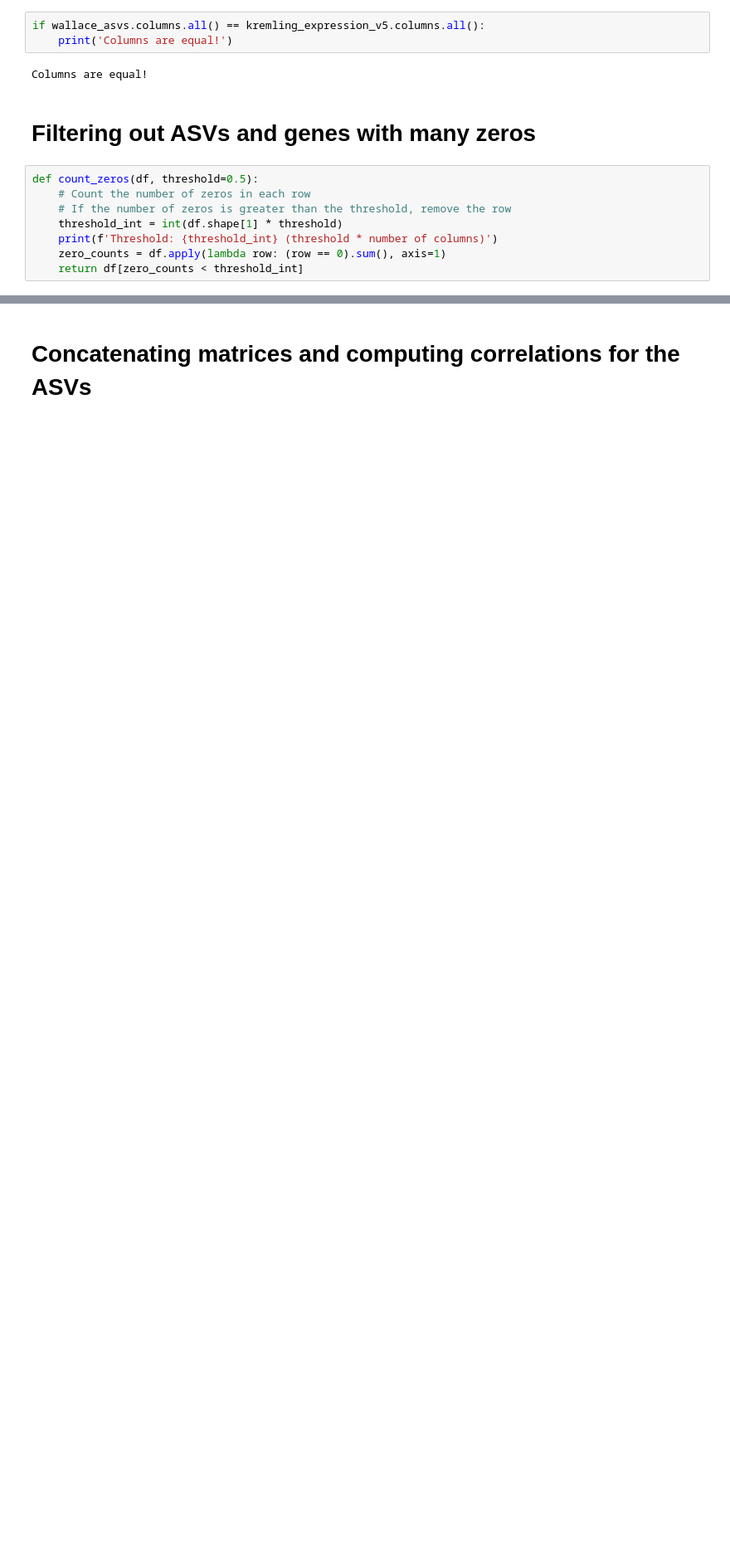
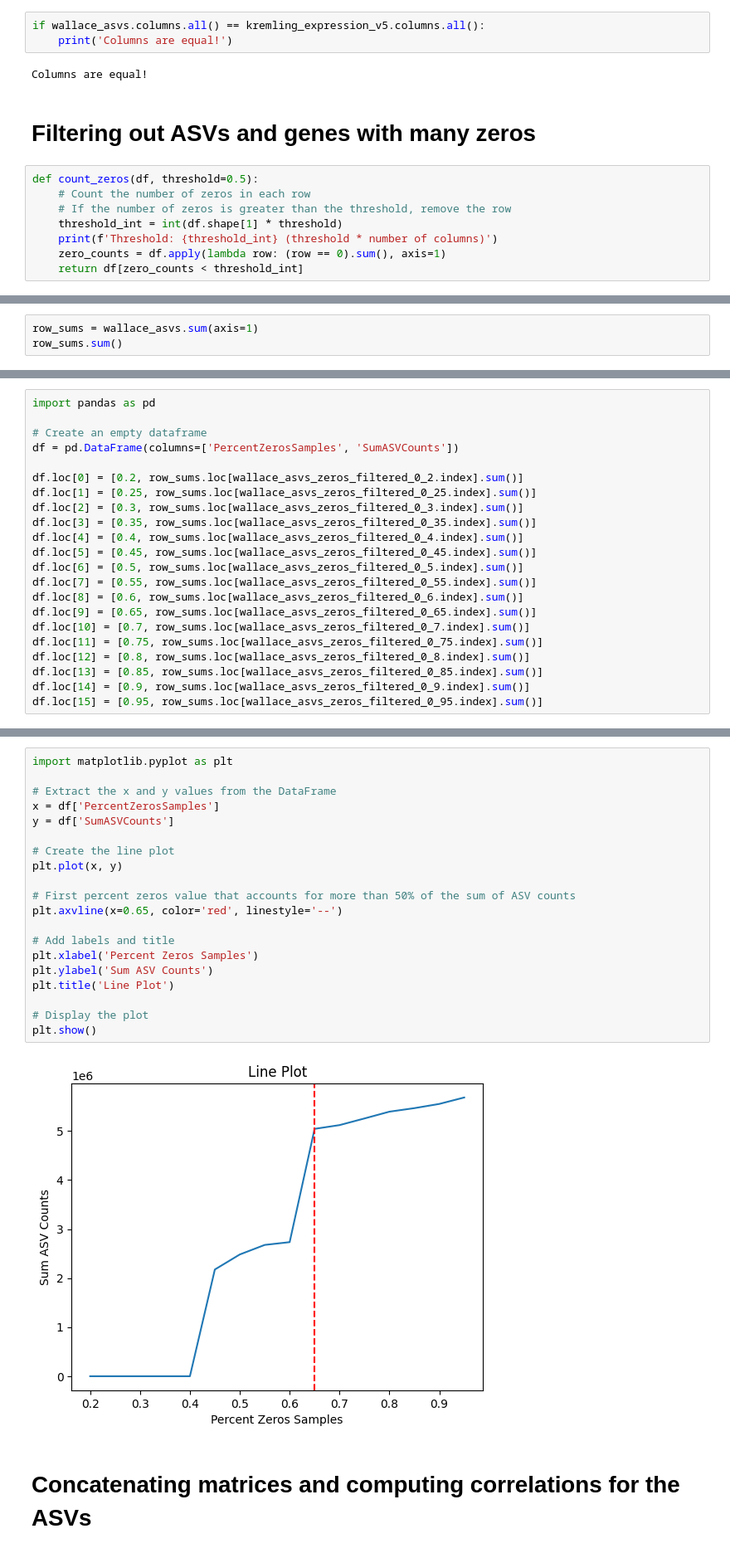
Before and after one commit to SantosRAC/maize_microbiome_transcriptomics, a Jupyter notebook: correlations_rnaseq_metataxonomics/expr_metataxonomics_correlations_v2.ipynb, the cells around one changed output, grey strips where cells are left out. Shown at 83% size. Saved outputs shown, nothing was run; the diff lists cells and outputs as text; blank space fills up the shorter version.

```diff
--- a/correlations_rnaseq_metataxonomics/expr_metataxonomics_correlations_v2.ipynb
+++ b/correlations_rnaseq_metataxonomics/expr_metataxonomics_correlations_v2.ipynb
@@ -265,0 +316,3 @@ print(kremling_expression_v5_zeros_filtered.shape)
+# %%
+row_sums = wallace_asvs.sum(axis=1)
+row_sums.sum()
@@ -265,0 +321,22 @@ print(kremling_expression_v5_zeros_filtered.shape)
+# %%
+import pandas as pd
+
+# Create an empty dataframe
+df = pd.DataFrame(columns=['PercentZerosSamples', 'SumASVCounts'])
+
+df.loc[0] = [0.2, row_sums.loc[wallace_asvs_zeros_filtered_0_2.index].sum()]
+df.loc[1] = [0.25, row_sums.loc[wallace_asvs_zeros_filtered_0_25.index].sum()]
+df.loc[2] = [0.3, row_sums.loc[wallace_asvs_zeros_filtered_0_3.index].sum()]
+df.loc[3] = [0.35, row_sums.loc[wallace_asvs_zeros_filtered_0_35.index].sum()]
+df.loc[4] = [0.4, row_sums.loc[wallace_asvs_zeros_filtered_0_4.index].sum()]
+df.loc[5] = [0.45, row_sums.loc[wallace_asvs_zeros_filtered_0_45.index].sum()]
+df.loc[6] = [0.5, row_sums.loc[wallace_asvs_zeros_filtered_0_5.index].sum()]
+df.loc[7] = [0.55, row_sums.loc[wallace_asvs_zeros_filtered_0_55.index].sum()]
+df.loc[8] = [0.6, row_sums.loc[wallace_asvs_zeros_filtered_0_6.index].sum()]
+df.loc[9] = [0.65, row_sums.loc[wallace_asvs_zeros_filtered_0_65.index].sum()]
+df.loc[10] = [0.7, row_sums.loc[wallace_asvs_zeros_filtered_0_7.index].sum()]
+df.loc[11] = [0.75, row_sums.loc[wallace_asvs_zeros_filtered_0_75.index].sum()]
+df.loc[12] = [0.8, row_sums.loc[wallace_asvs_zeros_filtered_0_8.index].sum()]
+df.loc[13] = [0.85, row_sums.loc[wallace_asvs_zeros_filtered_0_85.index].sum()]
+df.loc[14] = [0.9, row_sums.loc[wallace_asvs_zeros_filtered_0_9.index].sum()]
+df.loc[15] = [0.95, row_sums.loc[wallace_asvs_zeros_filtered_0_95.index].sum()]
@@ -266,2 +363,24 @@ print(kremling_expression_v5_zeros_filtered.shape)
+# %%
+import matplotlib.pyplot as plt
+
+# Extract the x and y values from the DataFrame
+x = df['PercentZerosSamples']
+y = df['SumASVCounts']
+
+# Create the line plot
+plt.plot(x, y)
+
+# First percent zeros value that accounts for more than 50% of the sum of ASV counts
+plt.axvline(x=0.65, color='red', linestyle='--')
+
+# Add labels and title
+plt.xlabel('Percent Zeros Samples')
+plt.ylabel('Sum ASV Counts')
+plt.title('Line Plot')
+
+# Display the plot
+plt.show()
+# %% [output]
+[figure, added]
 # %% [markdown]
 # Concatenating matrices and computing correlations for the ASVs
```
Also changed, not shown: parts of 42 cells of this notebook.
